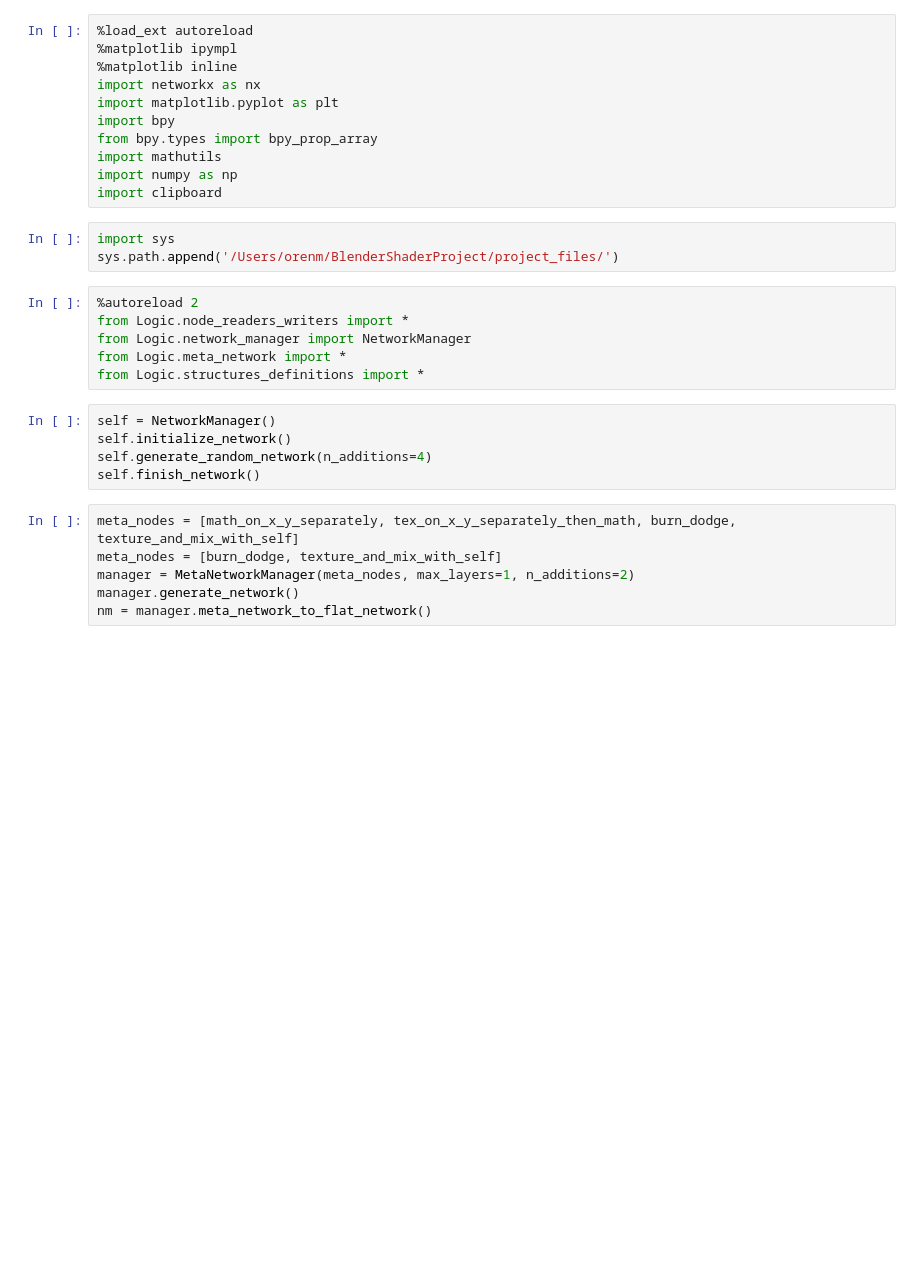
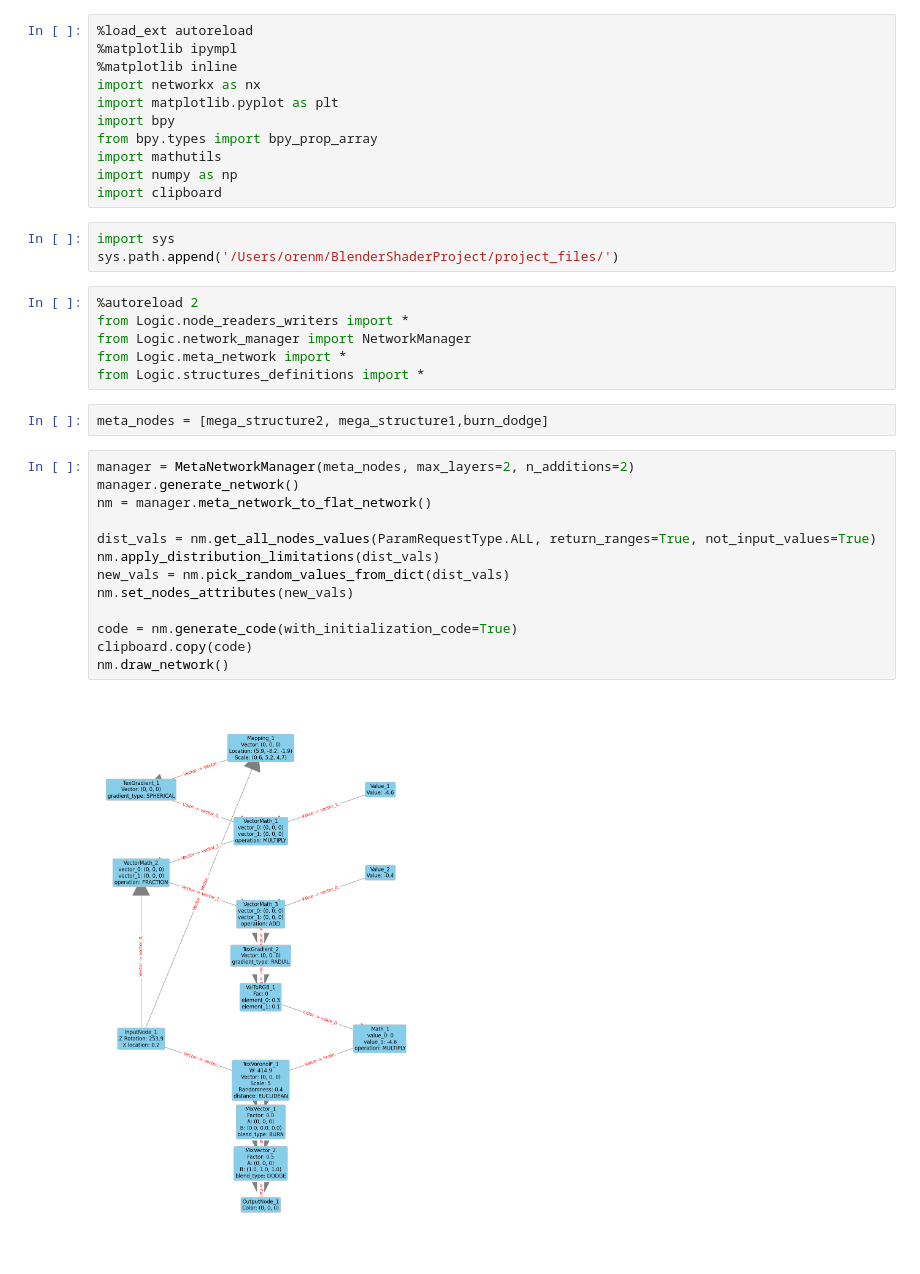
Before and after one commit to orenmatar/blender_shader, a Jupyter notebook: notebooks/graphs.ipynb, the cells around one changed output. Cells and saved outputs as stored; diff of their text form; blank space fills up the shorter version.

```diff
--- a/notebooks/graphs.ipynb
+++ b/notebooks/graphs.ipynb
@@ -18,14 +18,20 @@ from Logic.node_readers_writers import *
 from Logic.network_manager import NetworkManager
 from Logic.meta_network import *
 from Logic.structures_definitions import *
-# %%
-self = NetworkManager()
-self.initialize_network()
-self.generate_random_network(n_additions=4)
-self.finish_network()
-# %%
-meta_nodes = [math_on_x_y_separately, tex_on_x_y_separately_then_math, burn_dodge, texture_and_mix_with_self]
-meta_nodes = [burn_dodge, texture_and_mix_with_self]
-manager = MetaNetworkManager(meta_nodes, max_layers=1, n_additions=2)
-manager.generate_network()
-nm = manager.meta_network_to_flat_network()
+# %%
+meta_nodes = [mega_structure2, mega_structure1,burn_dodge]
+# %%
+manager = MetaNetworkManager(meta_nodes, max_layers=2, n_additions=2)
+manager.generate_network()
+nm = manager.meta_network_to_flat_network()
+
+dist_vals = nm.get_all_nodes_values(ParamRequestType.ALL, return_ranges=True, not_input_values=True)
+nm.apply_distribution_limitations(dist_vals)
+new_vals = nm.pick_random_values_from_dict(dist_vals)
+nm.set_nodes_attributes(new_vals)
+
+code = nm.generate_code(with_initialization_code=True)
+clipboard.copy(code)
+nm.draw_network()
+# %% [output]
+[figure, added]
```
Also changed, not shown: parts of 9 cells of this notebook, 4 other files.
